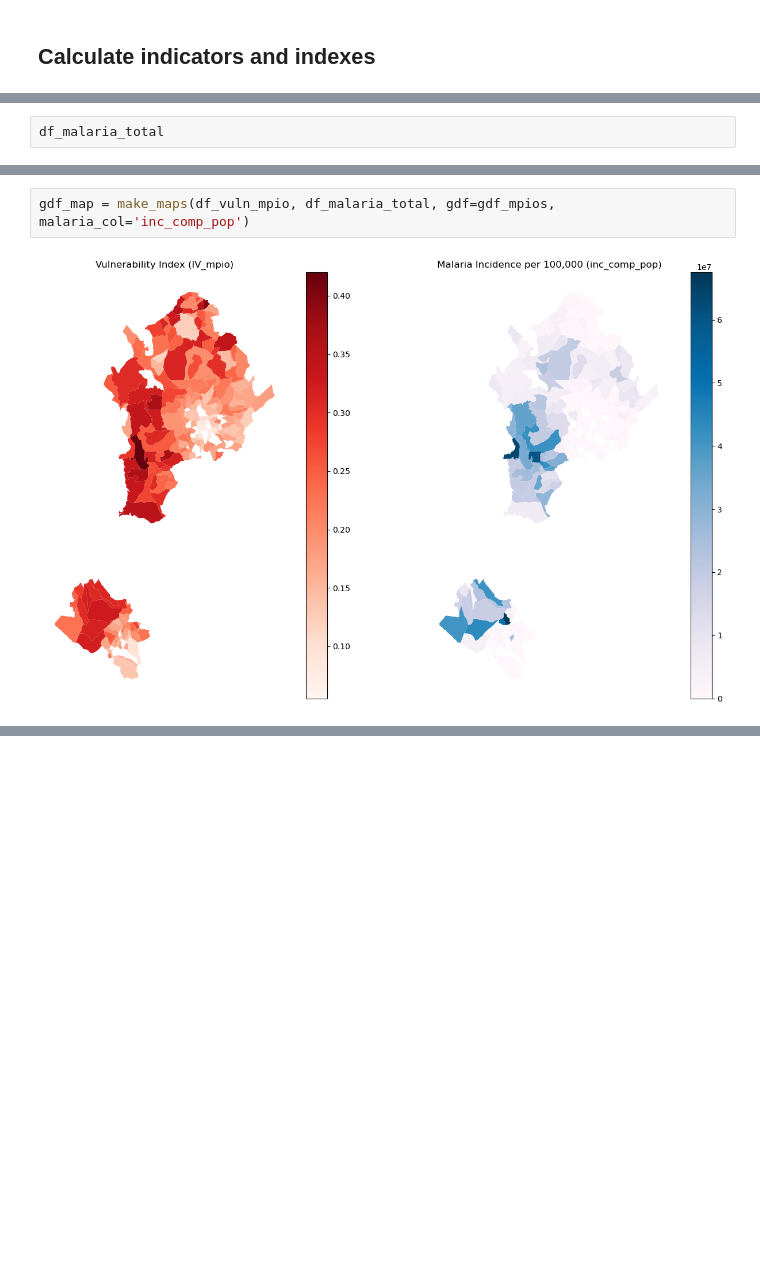
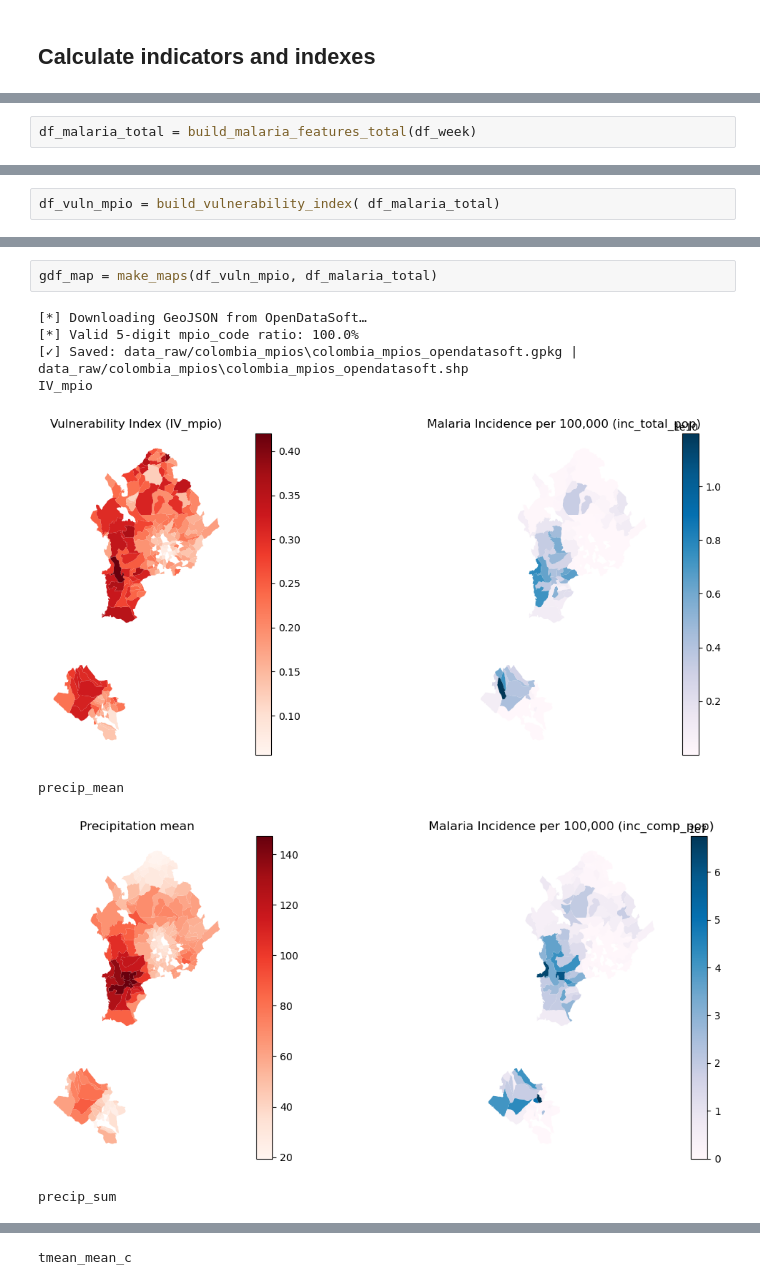
Before and after one commit to alina12358/policy-analytics-assessment, a Jupyter notebook: analysis.ipynb, the cells around one changed output, grey strips where cells are left out. Cells and saved outputs as stored; diff of their text form; blank space fills up the shorter version.

```diff
--- a/analysis.ipynb
+++ b/analysis.ipynb
@@ -232,3 +67,3 @@ dtype: float64
 # %%
-df_malaria_total
+df_malaria_total = build_malaria_features_total(df_week)
 # %% [output]
@@ -247,0 +73,2 @@ df_malaria_total
+# %%
+df_vuln_mpio = build_vulnerability_index( df_malaria_total)
@@ -248,4 +79,11 @@ df_malaria_total
 # %%
-gdf_map = make_maps(df_vuln_mpio, df_malaria_total, gdf=gdf_mpios, malaria_col='inc_comp_pop')
+gdf_map = make_maps(df_vuln_mpio, df_malaria_total)
 # %% [output]
+[*] Downloading GeoJSON from OpenDataSoft…
+[*] Valid 5-digit mpio_code ratio: 100.0%
+[✓] Saved: data_raw/colombia_mpios\colombia_mpios_opendatasoft.gpkg | data_raw/colombia_mpios\colombia_mpios_opendatasoft.shp
+IV_mpio
-[figure, old version]
+[figure, new version]
+precip_mean
+[figure, added]
+precip_sum
@@ -251,0 +91 @@ gdf_map = make_maps(df_vuln_mpio, df_malaria_total, gdf=gdf_mpios, malaria_col='
+tmean_mean_c
```
Also changed, not shown: parts of 34 cells of this notebook, 8 other files.
